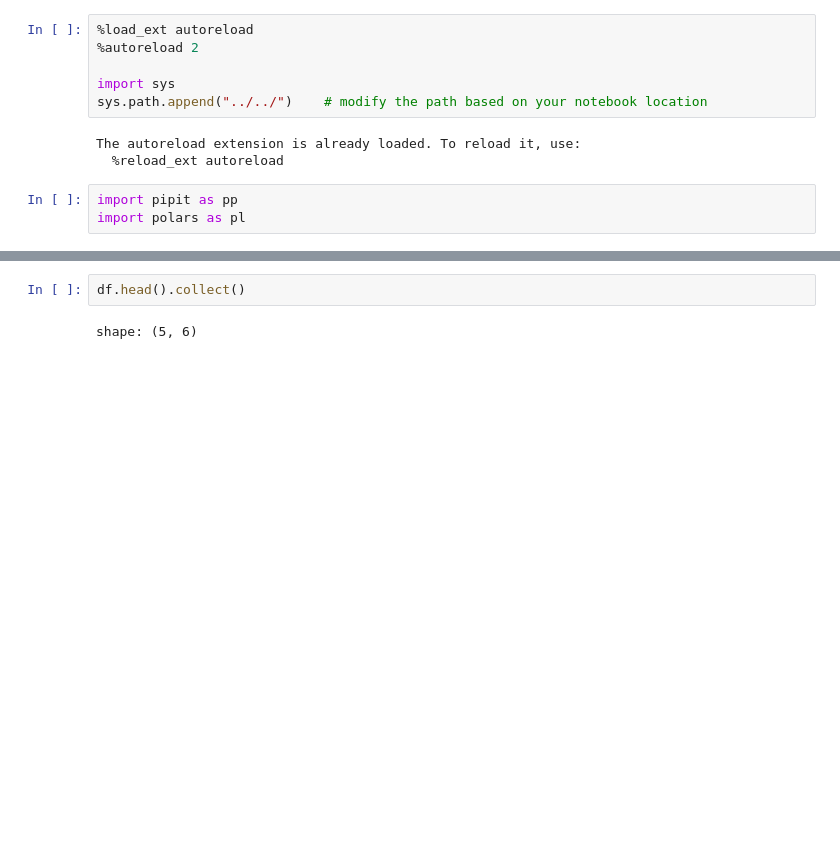
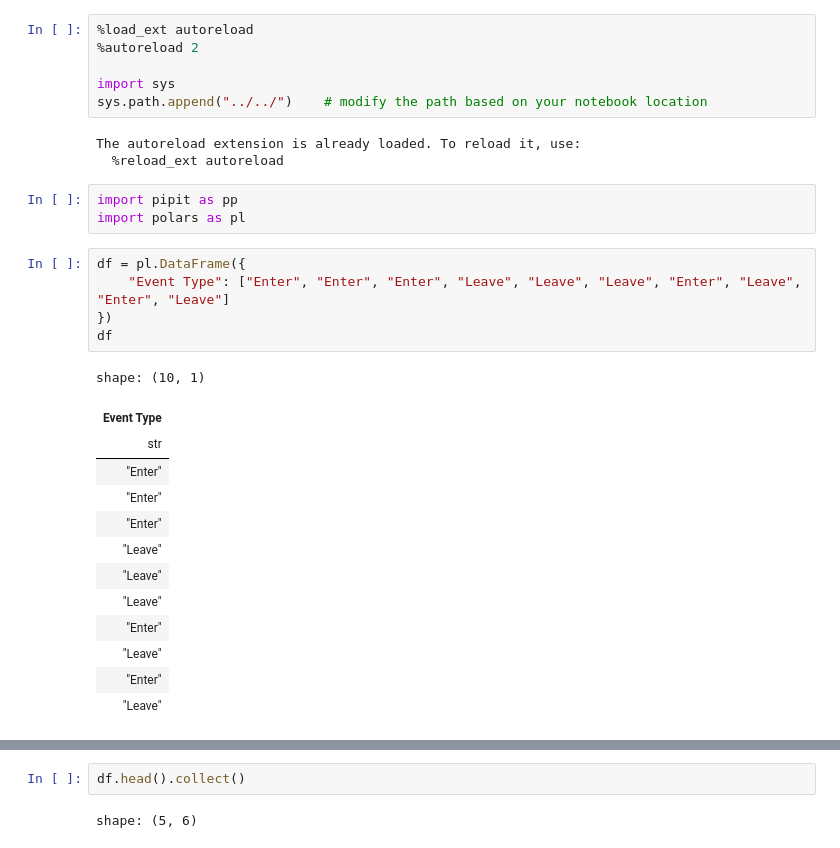
Before and after one commit to hpcgroup/pipit, a Jupyter notebook: docs/examples/polars.ipynb, the cells around one changed output, grey strips where cells are left out. Drawn from its saved outputs; the diff is of its cells as text; blank space fills up the shorter version.

```diff
--- a/docs/examples/polars.ipynb
+++ b/docs/examples/polars.ipynb
@@ -10,3 +10,22 @@ The autoreload extension is already loaded. To reload it, use:
 # %%
 import pipit as pp
 import polars as pl
+# %%
+df = pl.DataFrame({
+    "Event Type": ["Enter", "Enter", "Enter", "Leave", "Leave", "Leave", "Enter", "Leave", "Enter", "Leave"]
+})
+df
+# %% [output]
+shape: (10, 1)
+| Event Type |
+| str |
+| "Enter" |
+| "Enter" |
+| "Enter" |
+| "Leave" |
+| "Leave" |
+| "Leave" |
+| "Enter" |
+| "Leave" |
+| "Enter" |
+| "Leave" |
```
Also changed, not shown: parts of 8 cells of this notebook.
